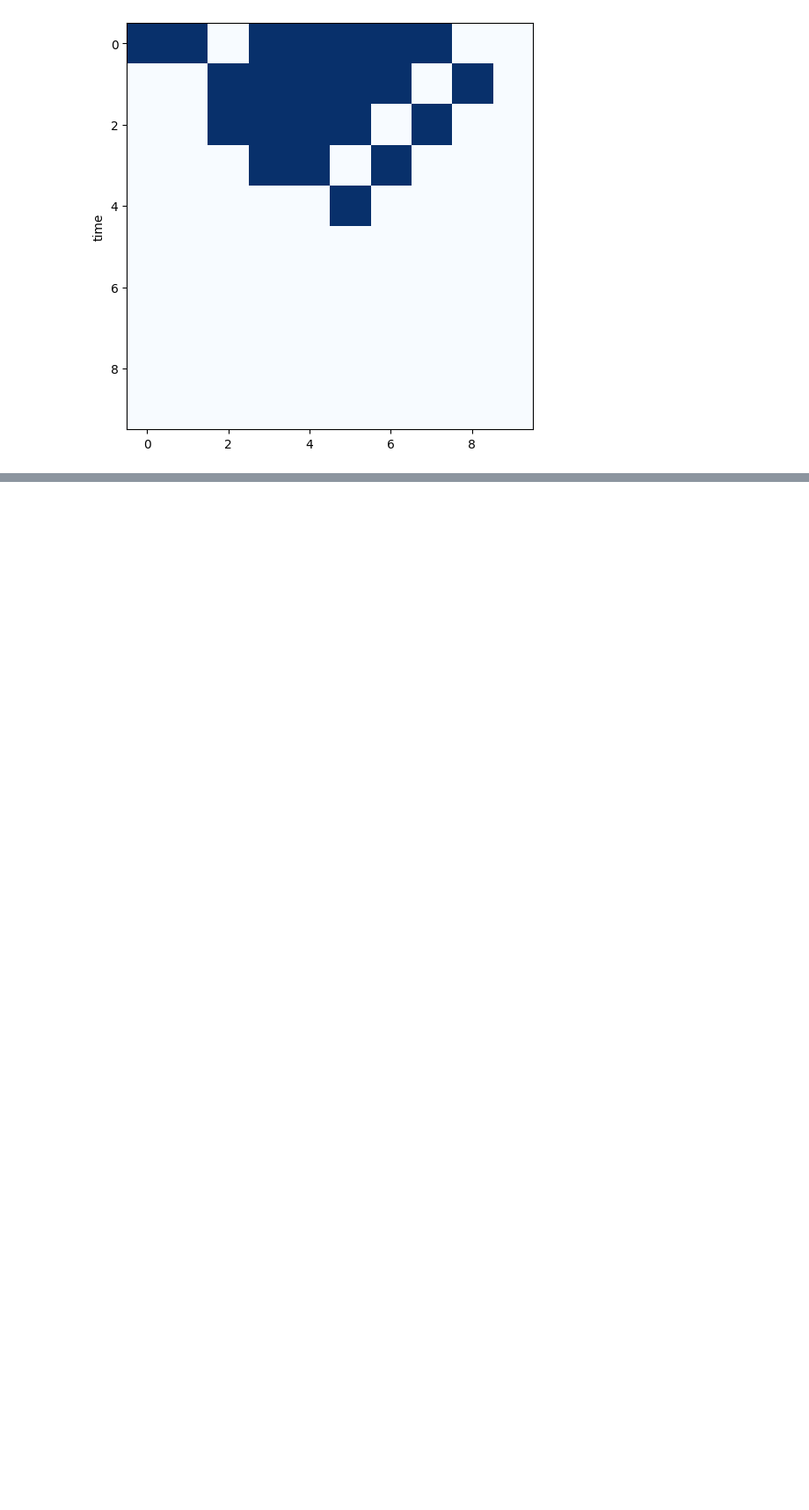
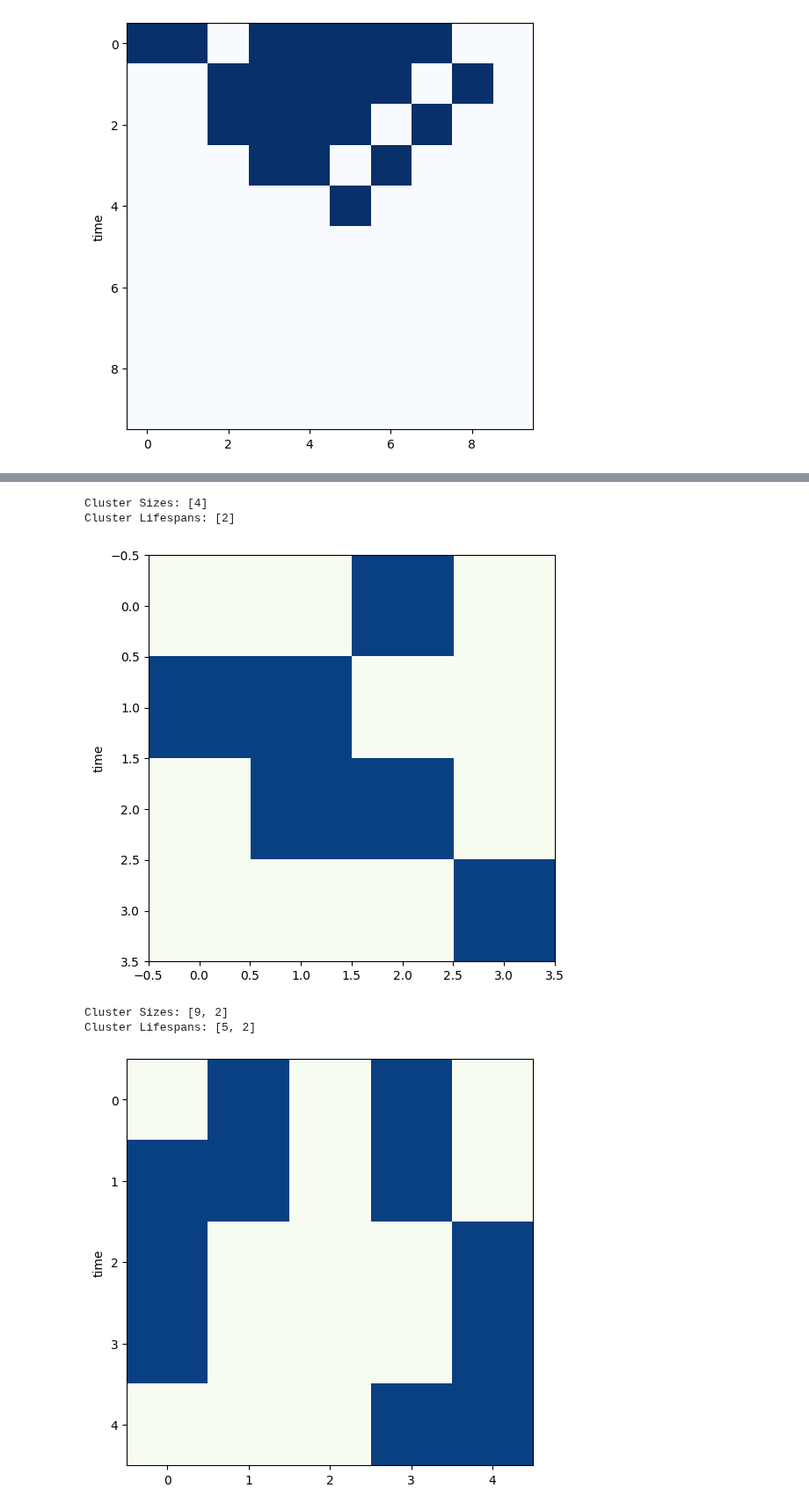
Before and after one commit to ThomasTenDamme/CSS-Group1, a Jupyter notebook: nb.ipynb, the cells around one changed output, grey strips where cells are left out. Shown at 88% size. Cells and saved outputs as stored; diff of their text form; code cells hidden in the pictures; blank space fills up the shorter version.

```diff
--- a/nb.ipynb
+++ b/nb.ipynb
@@ -210,0 +216,11 @@ Flow: 140492
+# %%
+importlib.reload(modules)
+
+modules.test_new_jam_finder()
+# %% [output]
+Cluster Sizes: [4]
+Cluster Lifespans: [2]
+[figure, added]
+Cluster Sizes: [9, 2]
+Cluster Lifespans: [5, 2]
+[figure, added]
```
Also changed, not shown: parts of 6 cells of this notebook, 1 other file.
